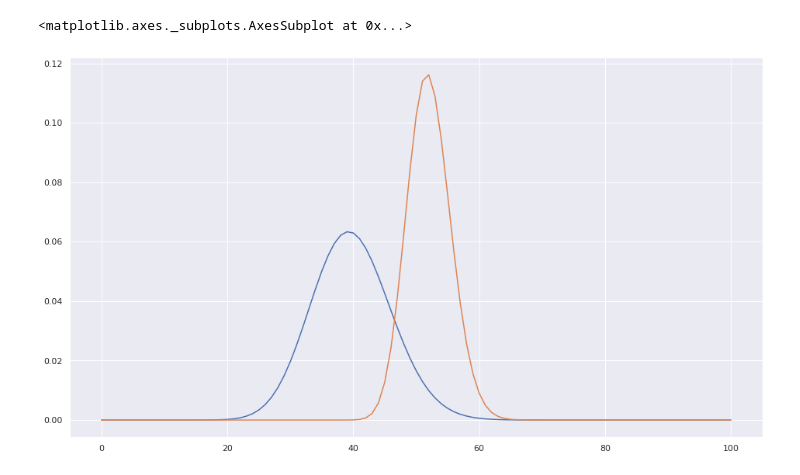
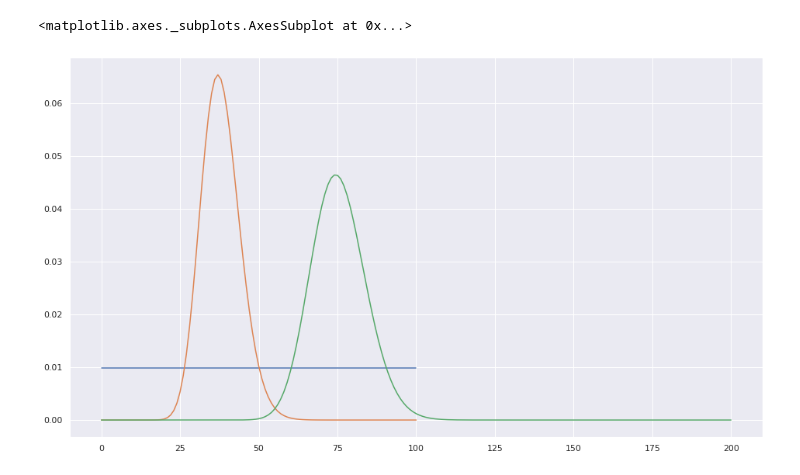
Before and after one commit to spirousschuh/think_bayes_exercises, a Jupyter notebook: notebooks/excercises_chapter_7.ipynb, the cells around one changed output. Saved outputs shown, nothing was run; the diff lists cells and outputs as text; code cells hidden in the pictures.

```diff
--- a/notebooks/excercises_chapter_7.ipynb
+++ b/notebooks/excercises_chapter_7.ipynb
@@ -102,40 +104,31 @@ sns.lineplot(*zip(*bob_bus.SortedItems()))
 # %%
 class CatchingFlies(thinkbayes2.Suite):
-    def __init__(self, fly_rate, num_traps=100):
+    def __init__(self, num_traps=100):
         super().__init__(self)
         for hypo in range(num_traps + 1):
-            self.Set(
-                hypo,
-                sum([
-                    (
-                        thinkbayes2.EvalPoissonPmf(num_first_interval, fly_rate)
-                        * thinkbayes2.EvalPoissonPmf(hypo - num_first_interval, fly_rate)
-                        * (num_traps - num_first_interval) / num_traps
-                    )
-                    for num_first_interval in range(hypo + 1)
-                ])
-            )
+            self.Set(hypo, 1)
         self.Normalize()
-
-        self.fly_rate = fly_rate
         self.num_traps = num_traps
 
     def Likelihood(self, data, hypo):
-        if hypo < data:
-            prob = 0.
-        else:
-            prob = (
-                thinkbayes2.EvalPoissonPmf(data, self.fly_rate)
-                * thinkbayes2.EvalPoissonPmf(hypo - data, self.fly_rate)
-                * (self.num_traps - data) / self.num_traps
-            )
-        return prob
+        return thinkbayes2.EvalPoissonPmf(data, hypo)
 
-catching_flies = CatchingFlies(20)
+    def after_2_steps(self):
+        after_2 = thinkbayes2.Pmf()
+        for hypo1, prob1 in self.SortedItems():
+            for hypo2, prob2 in self.SortedItems():
+                after_2.Incr(hypo1 + hypo2, prob1 * (self.num_traps - hypo1) / self.num_traps * prob2)
+        after_2.Normalize()
+        return after_2
+
+catching_flies = CatchingFlies()
 sns.lineplot(*zip(*catching_flies.SortedItems()))
 
 catching_flies.Update(37)
 sns.lineplot(*zip(*catching_flies.SortedItems()))
+
+after_2 = catching_flies.after_2_steps()
+sns.lineplot(*zip(*after_2.SortedItems()))
 # %% [output]
 <matplotlib.axes._subplots.AxesSubplot at 0x...>
-[figure, old version]
+[figure, new version]
```
Also changed, not shown: parts of 12 cells of this notebook, 1 other file.
